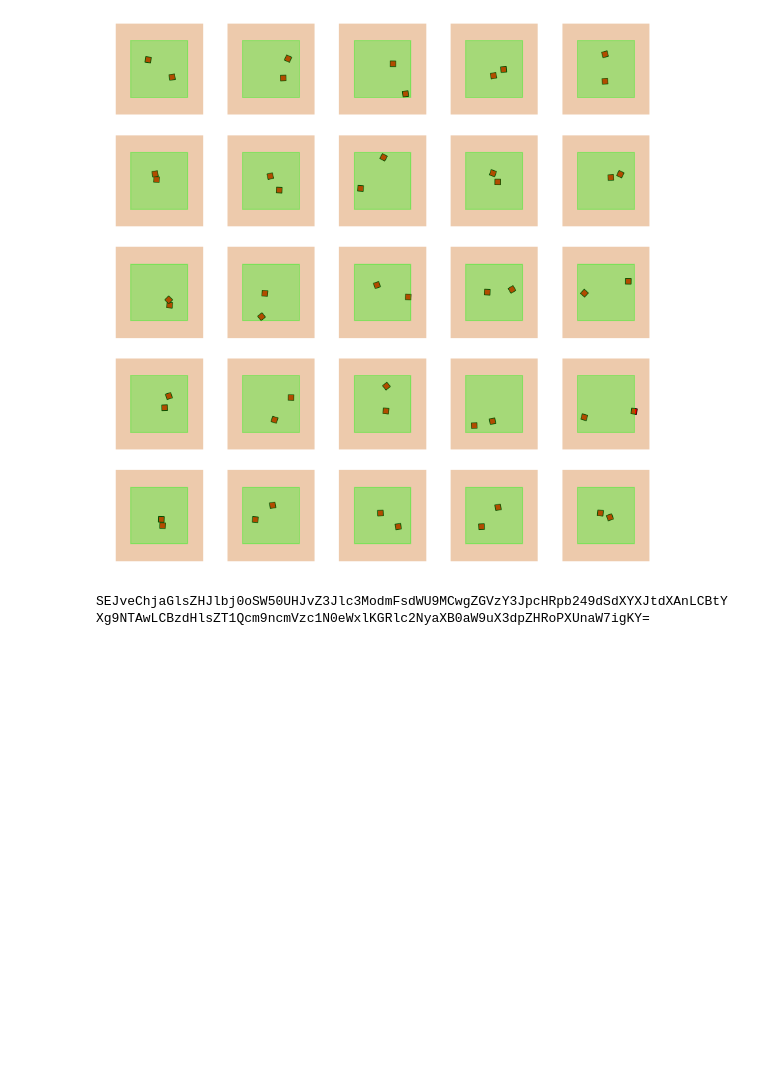
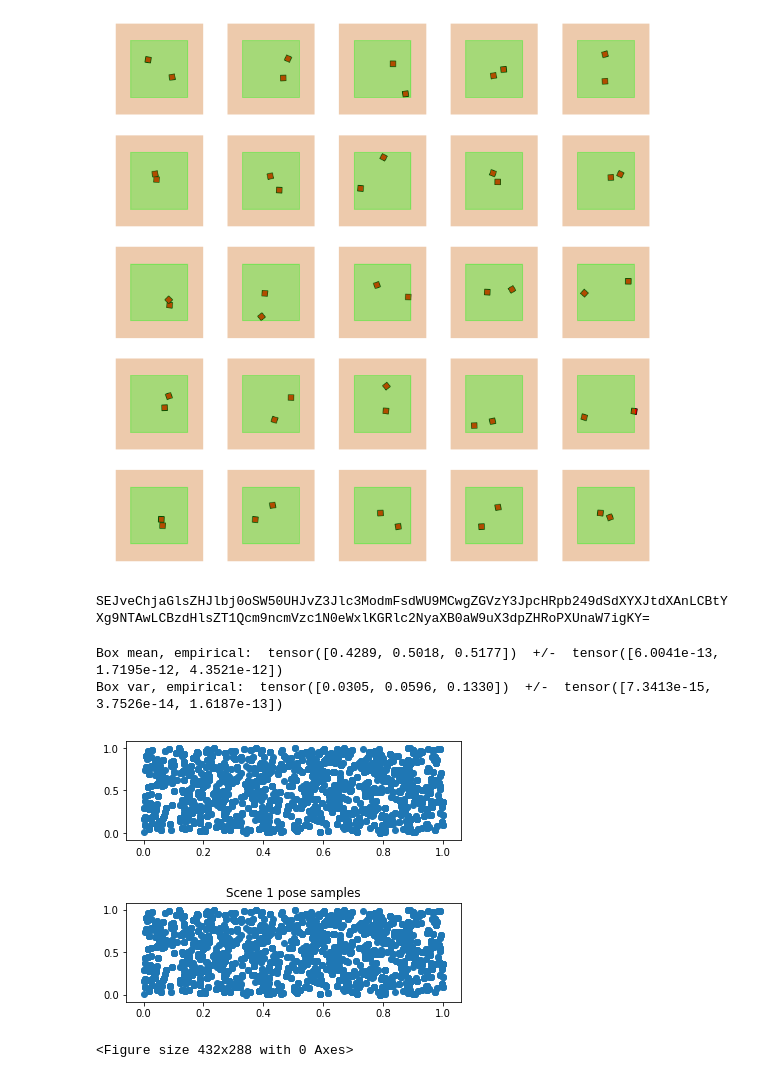
Before and after one commit to gizatt/scene_generation, a Jupyter notebook: 20181213 Differentiable Feasibility Projection Sandbox.ipynb, the cells around one changed output. Drawn from its saved outputs; the diff is of its cells as text; code cells hidden in the pictures; blank space fills up the shorter version.

Commit message:
OK NUTS seems to work OK for MCMC for this

```diff
--- a/20181213 Differentiable Feasibility Projection Sandbox.ipynb
+++ b/20181213 Differentiable Feasibility Projection Sandbox.ipynb
@@ -536,27 +536,37 @@ Selection of environments from prior / generative model
 [figure]
 # %%
 # MCMC?
-# Noisy projection is important for MCMC!
 
 from pyro.infer.mcmc import HMC, MCMC, NUTS
 from pyro.infer import EmpiricalMarginal
 
-hmc_kernel = HMC(model, step_size=0.0855, num_steps=4)
-mcmc_run = MCMC(hmc_kernel, num_samples=400, warmup_steps=100).run(data, subsample_size=50, use_projection=True, noisy_projection=True)
+hmc_kernel = NUTS(model)
+mcmc_run = MCMC(hmc_kernel, num_samples=400, warmup_steps=100).run(data, subsample_size=10, use_projection=True, noisy_projection=True)
 # %% [output]
 SEJveChjaGlsZHJlbj0oSW50UHJvZ3Jlc3ModmFsdWU9MCwgZGVzY3JpcHRpb249dSdXYXJtdXAnLCBtYXg9NTAwLCBzdHlsZT1Qcm9ncmVzc1N0eWxlKGRlc2NyaXB0aW9uX3dpZHRoPXUnaW7igKY=
 # %%
 # do some analysis of that when it comes out
-posterior = EmpiricalMarginal(mcmc_run, 'step_probs')
-print posterior.mean
-posterior = EmpiricalMarginal(mcmc_run, 'class_probs')
-print posterior.mean
+posterior_box_mean = EmpiricalMarginal(mcmc_run, 'box_mean')
+print "Box mean, empirical: ", posterior_box_mean.mean, " +/- ", posterior_box_mean.variance
+posterior_box_var = EmpiricalMarginal(mcmc_run, 'box_var')
+print "Box var, empirical: ", posterior_box_var.mean, " +/- ", posterior_box_var.variance
+
+def plot_empirical_marginal(ax, empirical_marginal, subind_x, subind_y):
+    datapoints = empirical_marginal._samples.detach().numpy()
+    plt.scatter(datapoints[:, :, subind_x].flatten(), datapoints[:, :, subind_y].flatten())
+    plt.show()
 
 plt.figure()
 plt.subplot(2, 1, 1)
-plt.bar(np.arange(n_classes), EmpiricalMarginal(mcmc_run, "class_probs").mean.cpu().detach().numpy())
-plt.xlabel("Prob by class")
+plot_empirical_marginal(plt.gca(), EmpiricalMarginal(mcmc_run, 'scene_0_pose'), 0, 1)
+plt.title("Scene 0 pose samples")
 plt.subplot(2, 1, 2)
-plt.bar(np.arange(max_num_steps), EmpiricalMarginal(mcmc_run, "step_probs").mean.cpu().detach().numpy())
-plt.xlabel("Prob by step")
-plt.tight_layout()
+plt.title("Scene 1 pose samples")
+plot_empirical_marginal(plt.gca(), EmpiricalMarginal(mcmc_run, 'scene_1_pose'), 0, 1)
+plt.tight_layout();
+# %% [output]
+Box mean, empirical:  tensor([0.4289, 0.5018, 0.5177])  +/-  tensor([6.0041e-13, 1.7195e-12, 4.3521e-12])
+Box var, empirical:  tensor([0.0305, 0.0596, 0.1330])  +/-  tensor([7.3413e-15, 3.7526e-14, 1.6187e-13])
+[figure, added]
+[figure, added]
+<Figure size 432x288 with 0 Axes>
```
